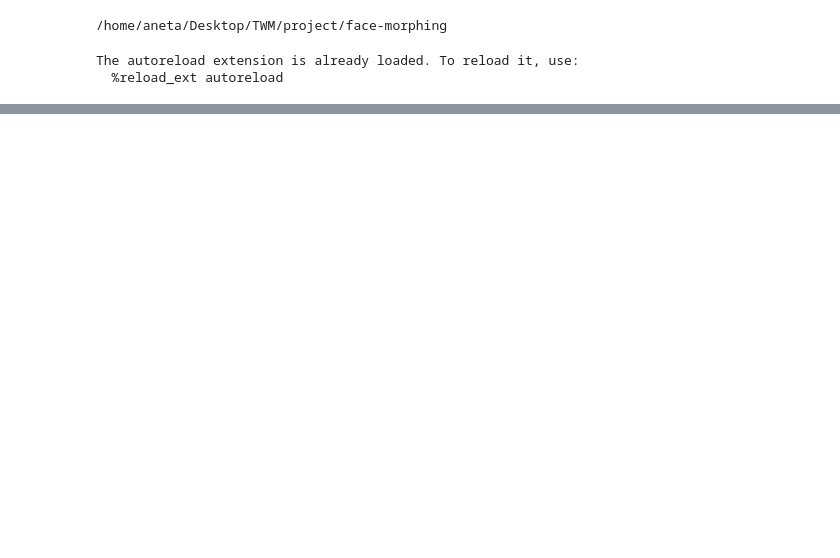
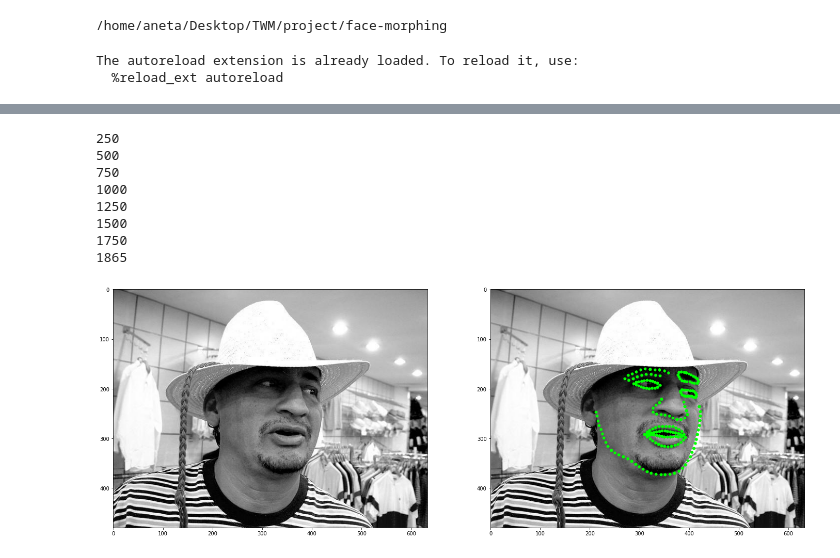
Before and after one commit to wiktorlazarski/face-morphing, a Jupyter notebook: notebooks/training/DataLoading.ipynb, the cells around one changed output, grey strips where cells are left out. Saved outputs shown, nothing was run; the diff lists cells and outputs as text; code cells hidden in the pictures; blank space fills up the shorter version.

```diff
--- a/notebooks/training/DataLoading.ipynb
+++ b/notebooks/training/DataLoading.ipynb
@@ -51,0 +43,19 @@ print(i)
+# %%
+print_sample(48, 3)
+
+i = 1
+for load_img, load_keypoints in dataset:
+    if i%250 == 0:
+        print(i)
+    i += 1
+print(i)
+# %% [output]
+250
+500
+750
+1000
+1250
+1500
+1750
+1865
+[figure, added]
```
Also changed, not shown: parts of 3 cells of this notebook, 7 other files.
